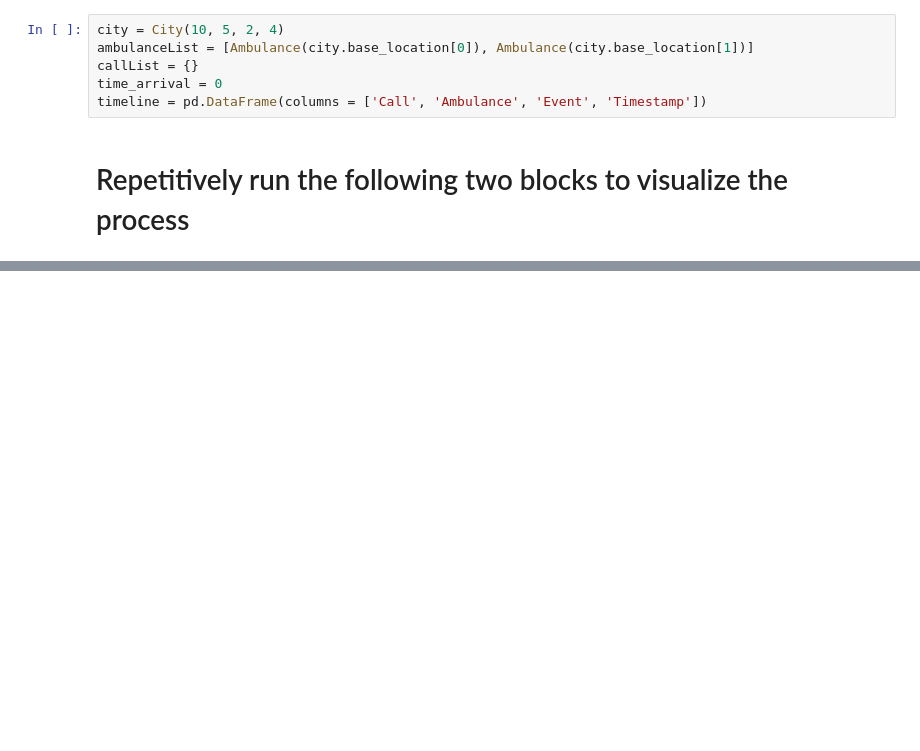
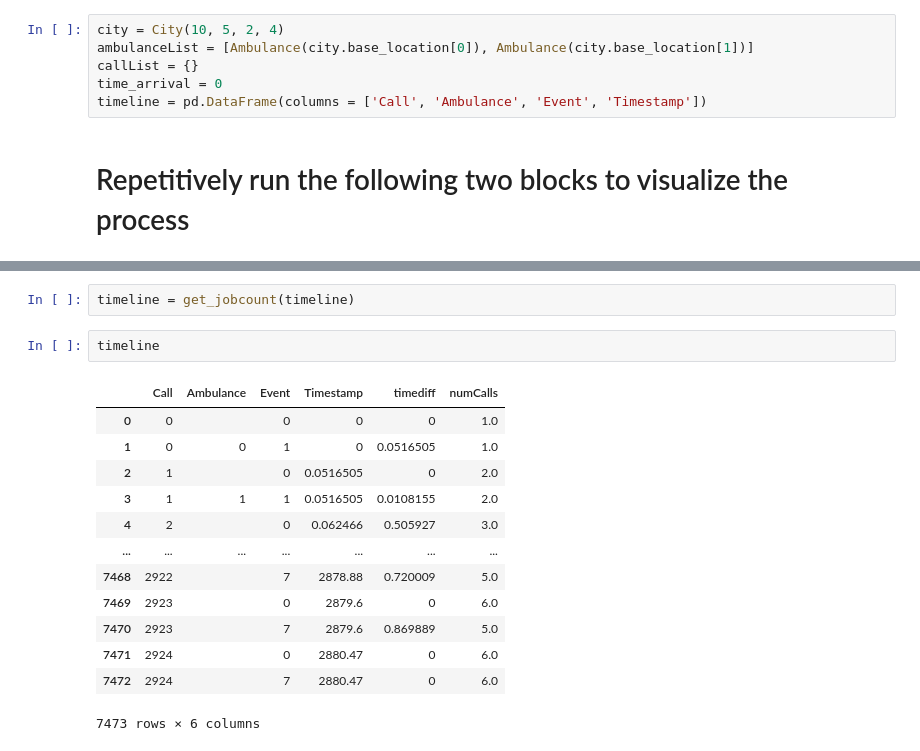
Before and after one commit to hemengli/ambulance, a Jupyter notebook: Project Heuristic Experiments.ipynb, the cells around one changed output, grey strips where cells are left out. Drawn from its saved outputs; the diff is of its cells as text; blank space fills up the shorter version.

```diff
--- a/Project Heuristic Experiments.ipynb
+++ b/Project Heuristic Experiments.ipynb
@@ -422,0 +482,18 @@ timeline
+# %%
+timeline = get_jobcount(timeline)
+# %%
+timeline
+# %% [output]
+|  | Call | Ambulance | Event | Timestamp | timediff | numCalls |
+| 0 | 0 |  | 0 | 0 | 0 | 1.0 |
+| 1 | 0 | 0 | 1 | 0 | 0.0516505 | 1.0 |
+| 2 | 1 |  | 0 | 0.0516505 | 0 | 2.0 |
+| 3 | 1 | 1 | 1 | 0.0516505 | 0.0108155 | 2.0 |
+| 4 | 2 |  | 0 | 0.062466 | 0.505927 | 3.0 |
+| ... | ... | ... | ... | ... | ... | ... |
+| 7468 | 2922 |  | 7 | 2878.88 | 0.720009 | 5.0 |
+| 7469 | 2923 |  | 0 | 2879.6 | 0 | 6.0 |
+| 7470 | 2923 |  | 7 | 2879.6 | 0.869889 | 5.0 |
+| 7471 | 2924 |  | 0 | 2880.47 | 0 | 6.0 |
+| 7472 | 2924 |  | 7 | 2880.47 | 0 | 6.0 |
+7473 rows × 6 columns
```
Also changed, not shown: parts of 6 cells of this notebook.
